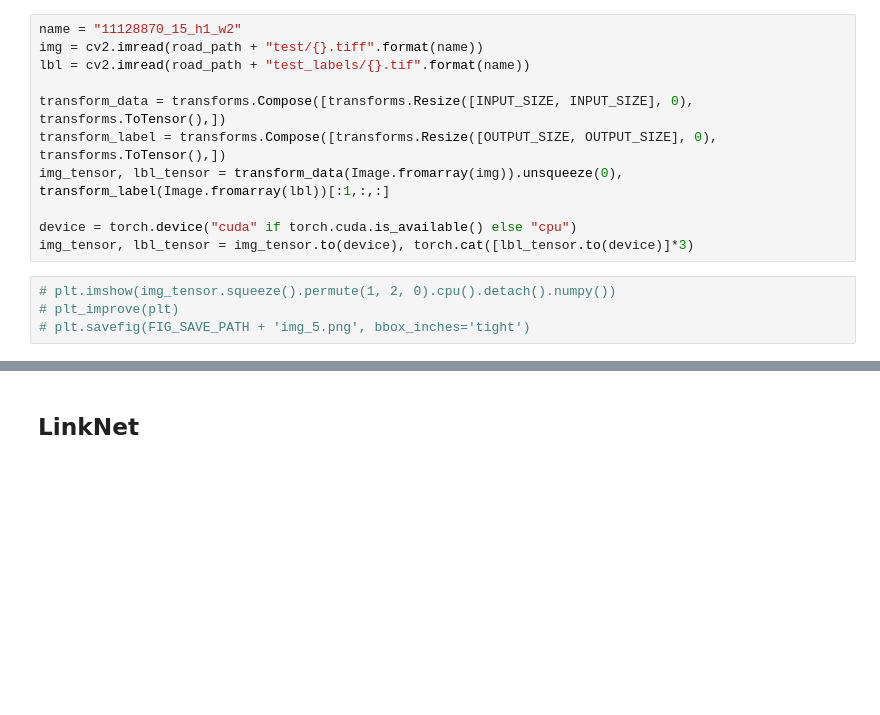
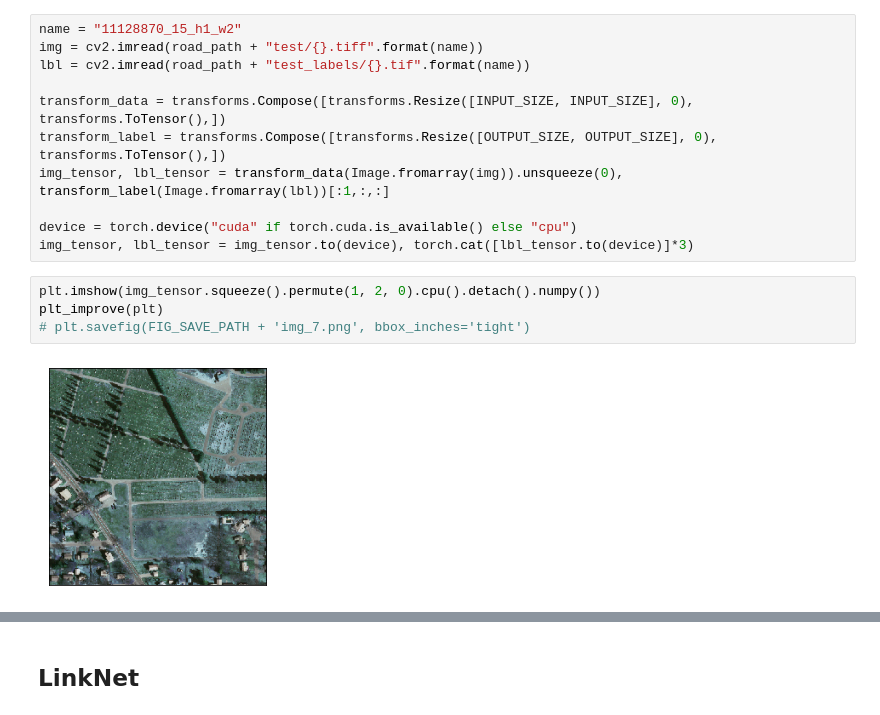
Before and after one commit to Ryanna-github/road-extraction, a Jupyter notebook: 2021-03-21_FarSeg_weight_analysis.ipynb, the cells around one changed output, grey strips where cells are left out. Drawn from its saved outputs; the diff is of its cells as text; blank space fills up the shorter version.

```diff
--- a/2021-03-21_FarSeg_weight_analysis.ipynb
+++ b/2021-03-21_FarSeg_weight_analysis.ipynb
@@ -41,7 +41,9 @@ img_tensor, lbl_tensor = transform_data(Image.fromarray(img)).unsqueeze(0), tran
 device = torch.device("cuda" if torch.cuda.is_available() else "cpu")
 img_tensor, lbl_tensor = img_tensor.to(device), torch.cat([lbl_tensor.to(device)]*3)
 # %%
-# plt.imshow(img_tensor.squeeze().permute(1, 2, 0).cpu().detach().numpy())
-# plt_improve(plt)
-# plt.savefig(FIG_SAVE_PATH + 'img_5.png', bbox_inches='tight')
+plt.imshow(img_tensor.squeeze().permute(1, 2, 0).cpu().detach().numpy())
+plt_improve(plt)
+# plt.savefig(FIG_SAVE_PATH + 'img_7.png', bbox_inches='tight')
+# %% [output]
+[figure, added]
 # %%
```
Also changed, not shown: parts of 16 cells of this notebook, 6 other files.
